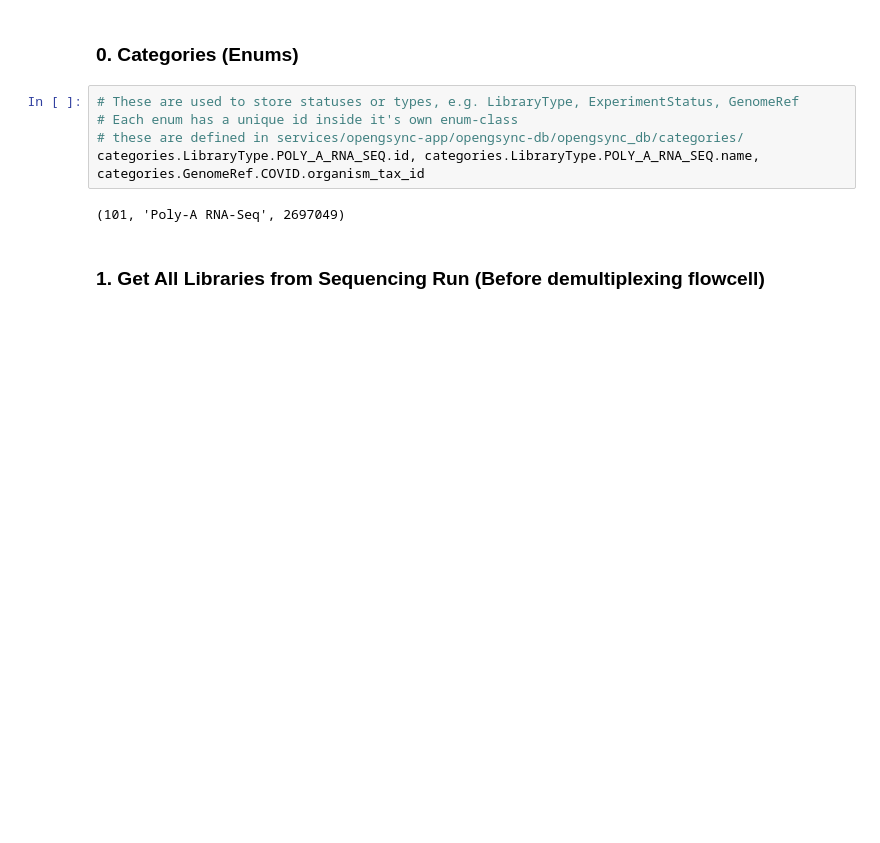
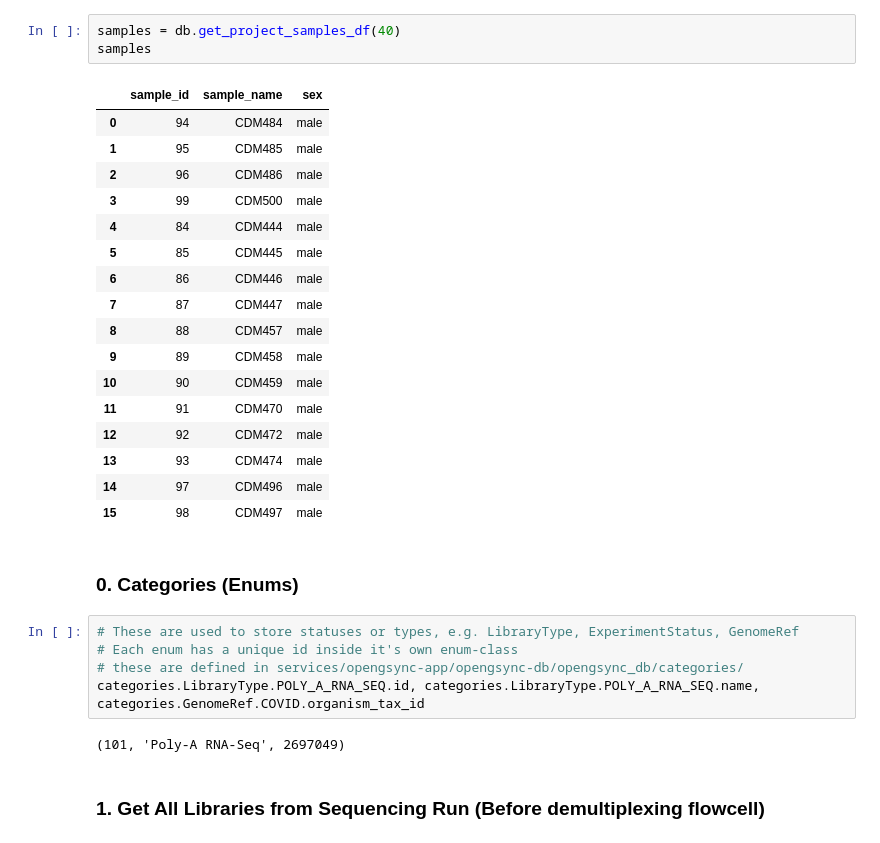
Before and after one commit to lutrarutra/opengsync-app, a Jupyter notebook: api.ipynb, the cells around one changed output. Cells and saved outputs as stored; diff of their text form; blank space fills up the shorter version.

```diff
--- a/api.ipynb
+++ b/api.ipynb
@@ -26,3 +45,24 @@ LOG: Connected to DB 'postgresql+psycopg://localhost:5432/opengsync_db'
+# %%
+samples = db.get_project_samples_df(40)
+samples
+# %% [output]
+|  | sample_id | sample_name | sex |
+| 0 | 94 | CDM484 | male |
+| 1 | 95 | CDM485 | male |
+| 2 | 96 | CDM486 | male |
+| 3 | 99 | CDM500 | male |
+| 4 | 84 | CDM444 | male |
+| 5 | 85 | CDM445 | male |
+| 6 | 86 | CDM446 | male |
+| 7 | 87 | CDM447 | male |
+| 8 | 88 | CDM457 | male |
+| 9 | 89 | CDM458 | male |
+| 10 | 90 | CDM459 | male |
+| 11 | 91 | CDM470 | male |
+| 12 | 92 | CDM472 | male |
+| 13 | 93 | CDM474 | male |
+| 14 | 97 | CDM496 | male |
+| 15 | 98 | CDM497 | male |
 # %% [markdown]
 ### 0. Categories (Enums)
 # %%
```
Also changed, not shown: parts of 3 cells of this notebook, 2 other files.
